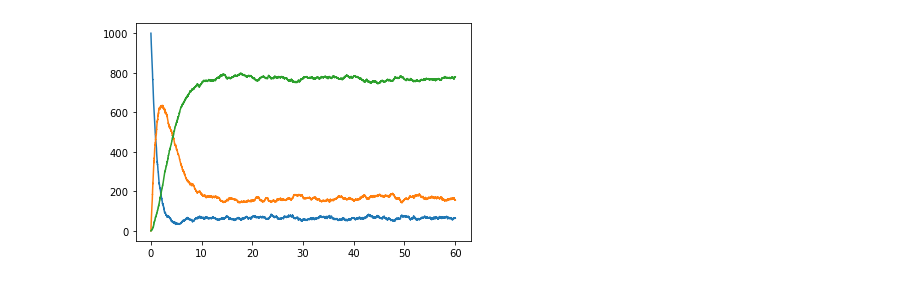
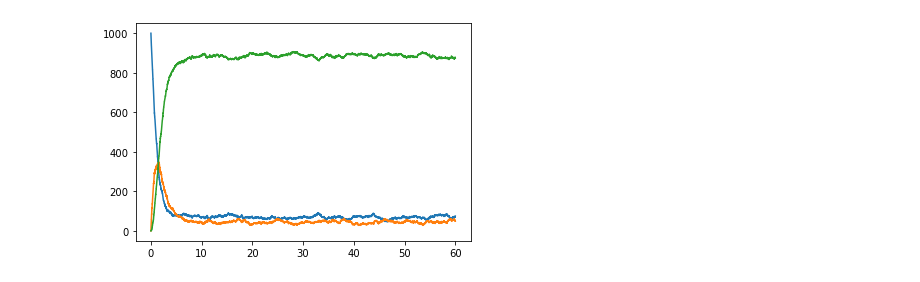
Before and after one commit to JaccovanWijk/CLSIntro2, a Jupyter notebook: Assignment 2.ipynb, the cells around one changed output. Cells and saved outputs as stored; diff of their text form; code cells hidden in the pictures.

```diff
--- a/Assignment 2.ipynb
+++ b/Assignment 2.ipynb
@@ -260,17 +267,17 @@ plt.show()
 # %%
 beta = 0.75
-gamma = 0.25
+gamma = 1
 mu = 0.05
 population = 1000
 max_t = 60
 epsilon = 0.02 * np.sqrt(population)
 
 s, i, r, t, e = SIR_import(population, max_t, beta, gamma, mu, epsilon)
 
 plt.figure()
 plt.plot(t, s)
 plt.plot(t, i)
 plt.plot(t, r)
 plt.show()
 # %% [output]
-[figure, old version]
+[figure, new version]
```
Also changed, not shown: parts of 2 cells of this notebook.
